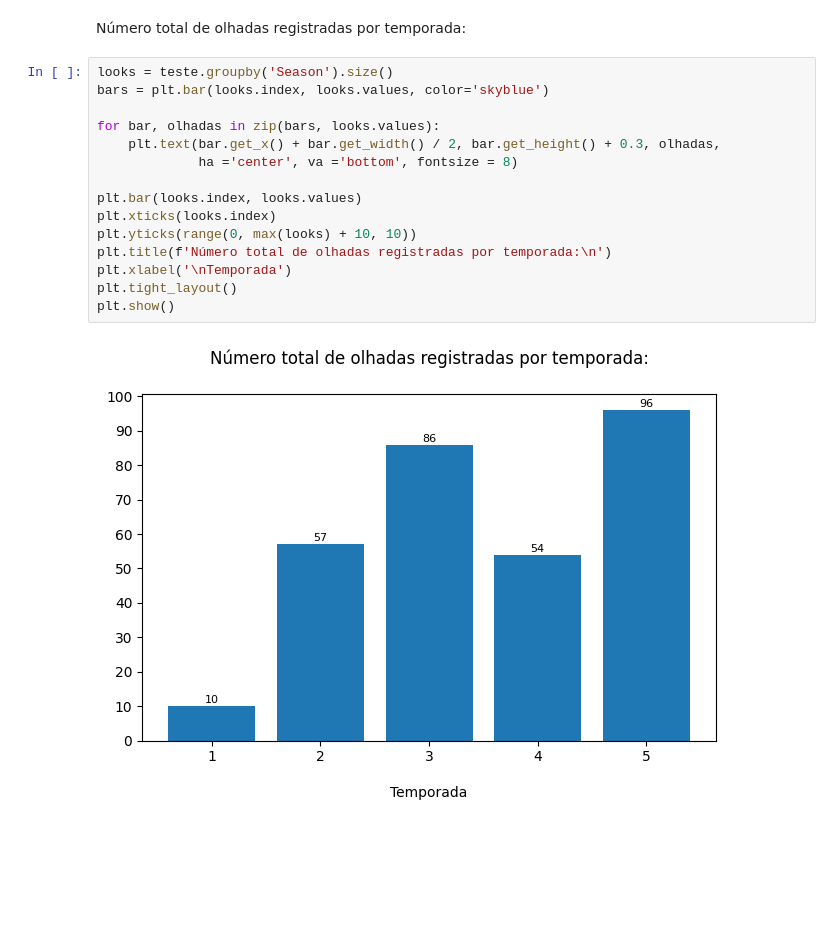
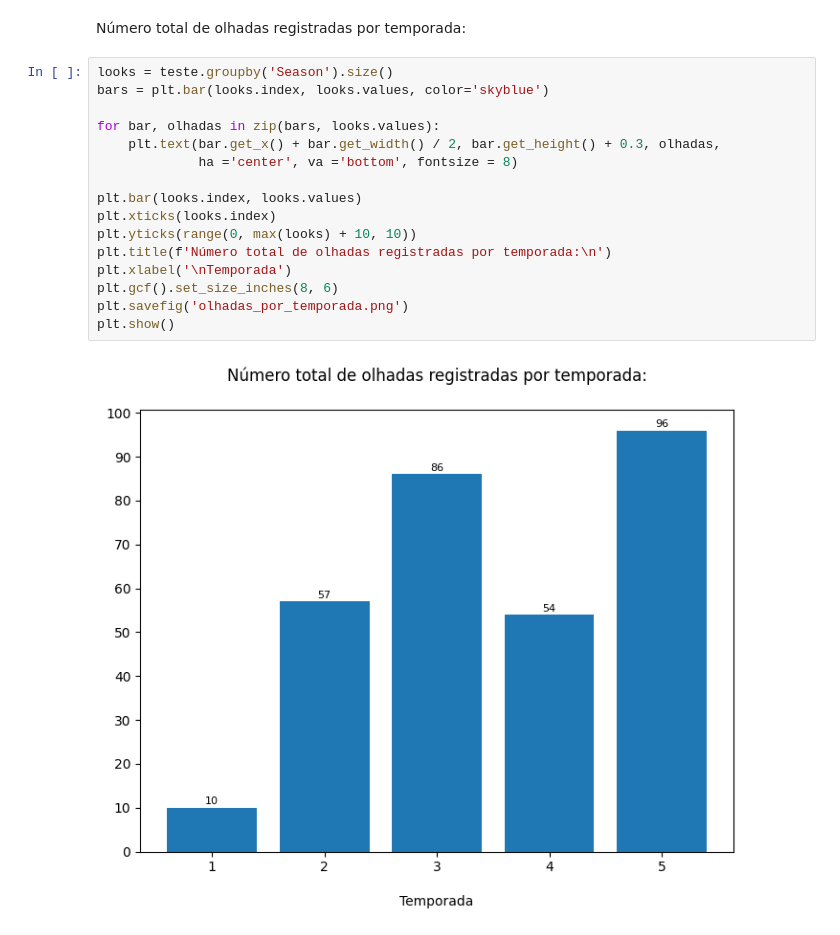
Before and after one commit to marinasbrum/ExploringNonverbalCommunication, a Jupyter notebook: Emotional_Responses_Analysis.ipynb, the cells around one changed output. Drawn from its saved outputs; the diff is of its cells as text; blank space fills up the shorter version.

```diff
--- a/Emotional_Responses_Analysis.ipynb
+++ b/Emotional_Responses_Analysis.ipynb
@@ -40,17 +40,18 @@ Número total de olhadas registradas por temporada:
 # %%
 looks = teste.groupby('Season').size()
 bars = plt.bar(looks.index, looks.values, color='skyblue')
 
 for bar, olhadas in zip(bars, looks.values):
     plt.text(bar.get_x() + bar.get_width() / 2, bar.get_height() + 0.3, olhadas,
              ha ='center', va ='bottom', fontsize = 8)
 
 plt.bar(looks.index, looks.values)
 plt.xticks(looks.index)
 plt.yticks(range(0, max(looks) + 10, 10))
 plt.title(f'Número total de olhadas registradas por temporada:\n')
 plt.xlabel('\nTemporada')
-plt.tight_layout()
+plt.gcf().set_size_inches(8, 6)
+plt.savefig('olhadas_por_temporada.png')
 plt.show()
 # %% [output]
-[figure, old version]
+[figure, new version]
```
